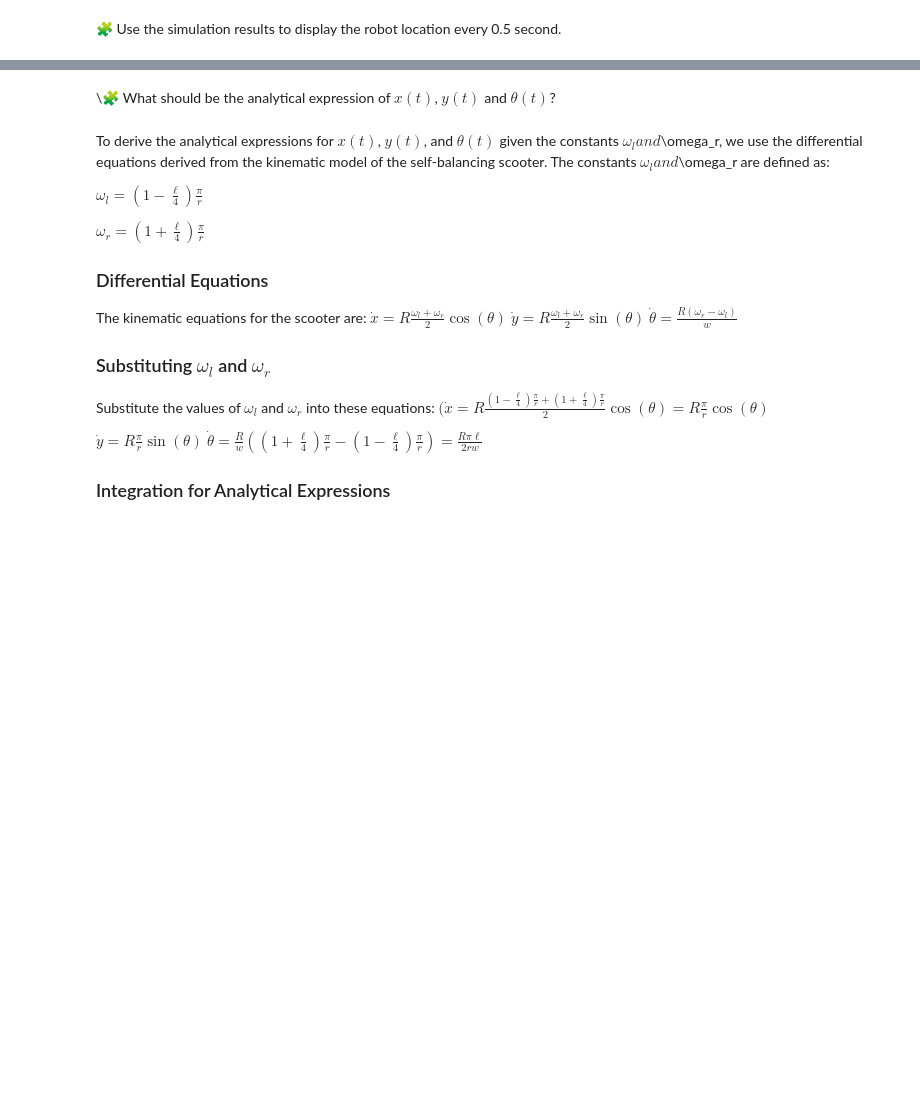
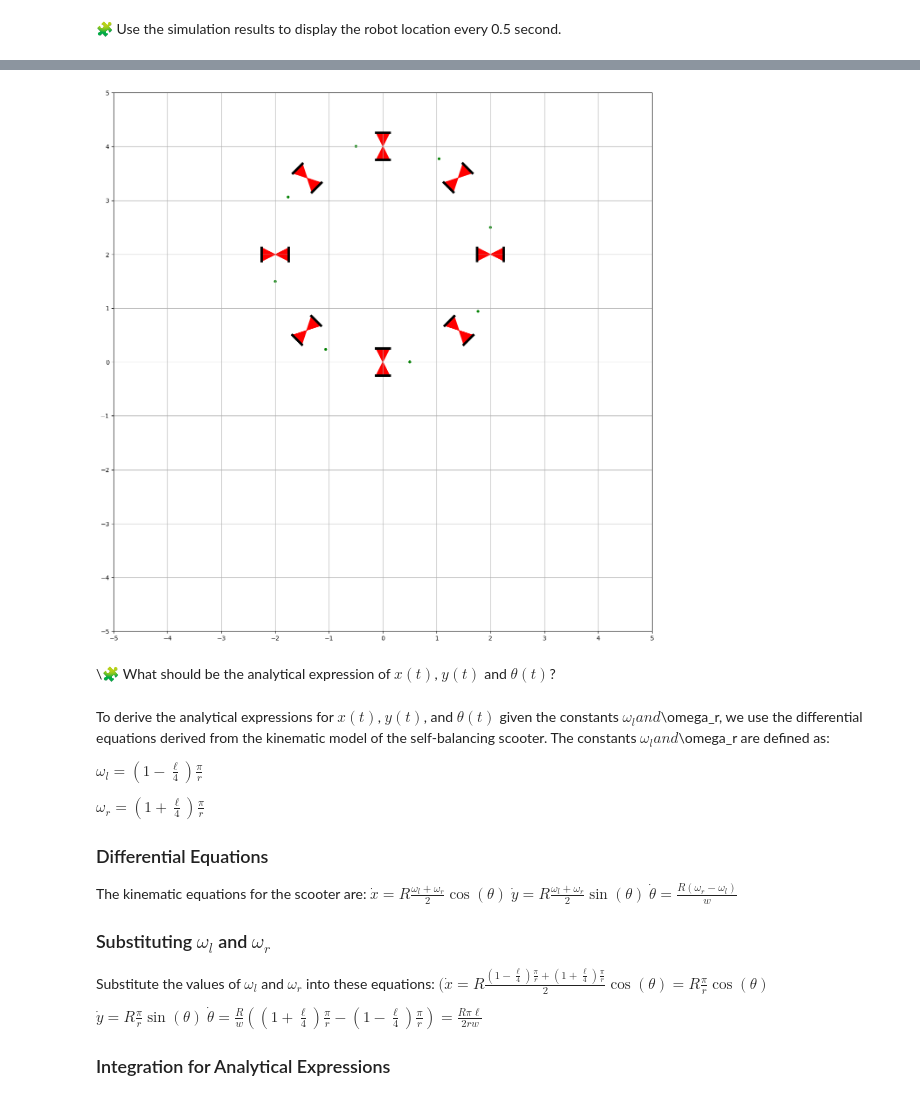
Before and after one commit to ahmedelalaoui142/control-engineering-with-python-project-2023-2024, a Jupyter notebook: Project_part_1.ipynb, the cells around one changed output, grey strips where cells are left out. Cells and saved outputs as stored; diff of their text form; code cells hidden in the pictures; blank space fills up the shorter version.

```diff
--- a/Project_part_1.ipynb
+++ b/Project_part_1.ipynb
@@ -339,15 +267,2 @@ Time: 4.0s, Location: (x=0.00, y=0.00, theta=12.57 radians)
 # %% [markdown]
 🧩 Use the simulation results to display the robot location every 0.5 second.
-# %%
-# Simulation data (example values, replace with actual data)
-times = np.arange(0, 4.01, 0.5)
-positions_x = np.interp(times, sol.t, sol.y[0])
-positions_y = np.interp(times, sol.t, sol.y[1])
-orientations_theta = np.interp(times, sol.t, sol.y[2])
-
-# Visualizing each state at 0.5-second intervals
-for t, x, y, theta in zip(times, positions_x, positions_y, orientations_theta):
-    draw_arena(-5,5,-1,5)
-    draw_scooter(x, y, theta)
-    plt.title(f'Time: {t:.1f}s')
-plt.show()
@@ -364,3 +269,11 @@ plt.show()
+# %%
+draw_arena(-5, 5, -5, 5)
+t = linspace(0.0, 4.0, 9)
+solution = result["sol"](t)
+for x, y, theta in solution.T:
+    draw_scooter(x, y, theta)
+# %% [output]
+[figure, added]
 # %% [markdown]
 \\🧩 What should be the analytical expression of $x(t)$, $y(t)$ and $\theta(t)$?
 # %% [markdown]
```
Also changed, not shown: parts of 10 cells of this notebook.
